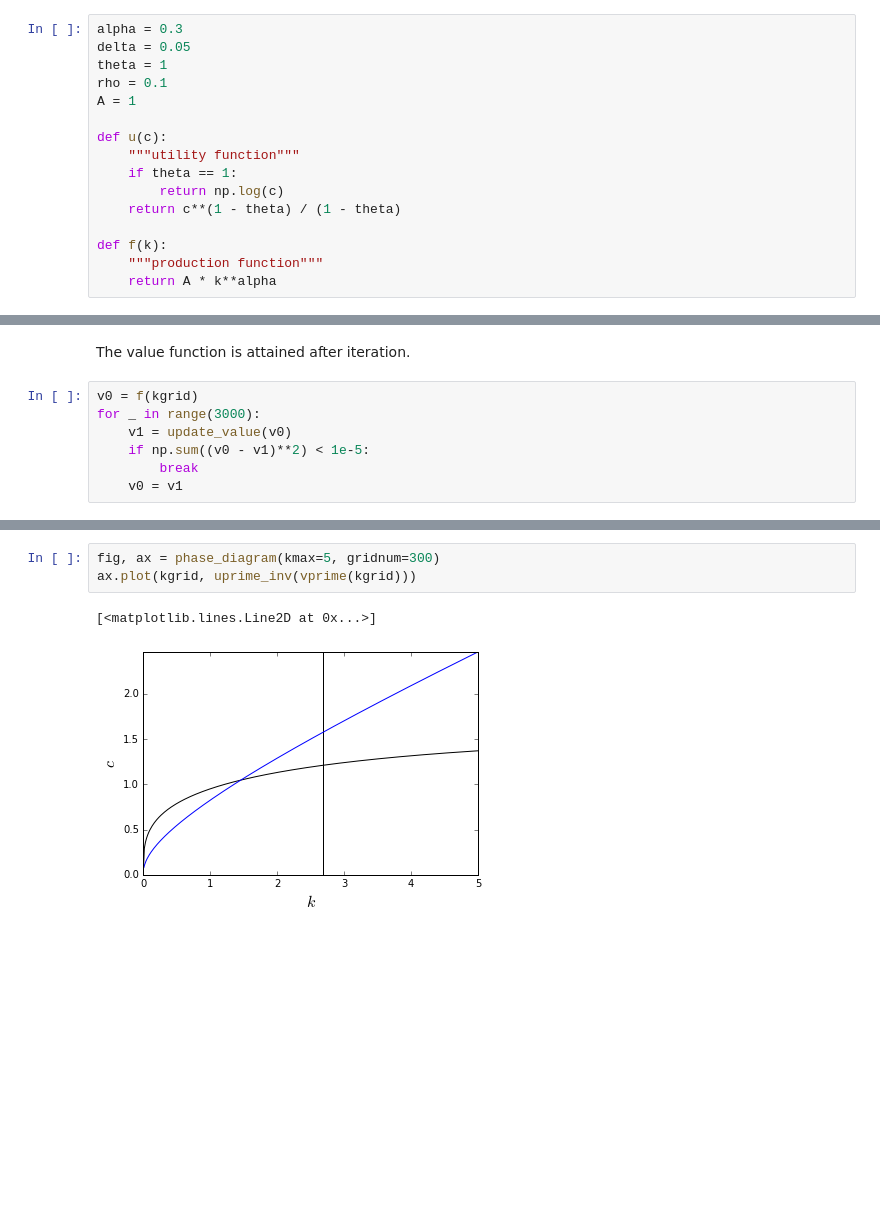
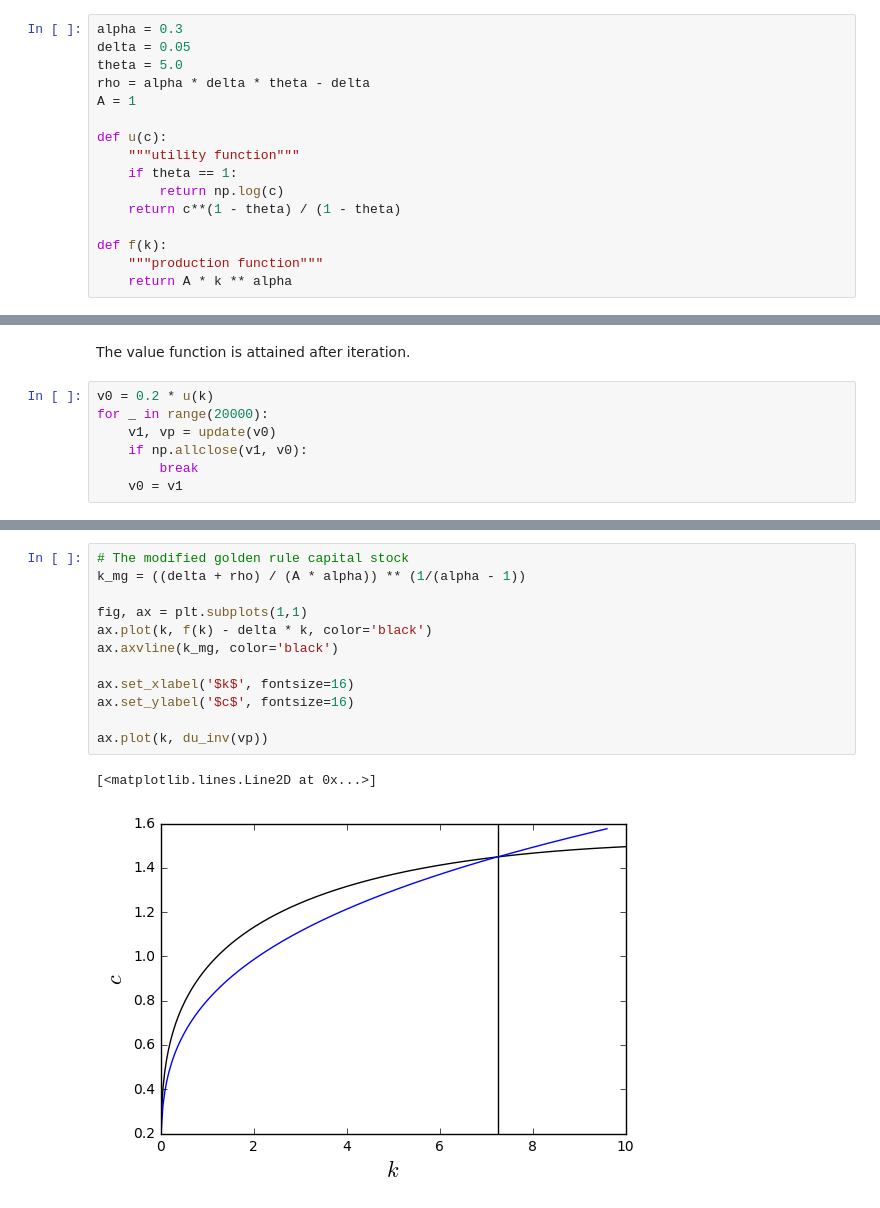
Before and after one commit to kenjisato/intro-macro, a Jupyter notebook: doc/python/Optimal Growth (DP).ipynb, the cells around one changed output, grey strips where cells are left out. Saved outputs shown, nothing was run; the diff lists cells and outputs as text; blank space fills up the shorter version.

```diff
--- a/doc/python/Optimal Growth (DP).ipynb
+++ b/doc/python/Optimal Growth (DP).ipynb
@@ -31,8 +31,8 @@ We will use the following parameters.
 # %%
 alpha = 0.3
 delta = 0.05
-theta = 1
-rho = 0.1
+theta = 5.0
+rho = alpha * delta * theta - delta
 A = 1
 
 def u(c):
@@ -43,7 +43,7 @@ def u(c):
 
 def f(k):
     """production function"""
-    return A * k**alpha
+    return A * k ** alpha
 # %% [markdown]
 ## Dynamic programing approach
 
@@ -122,9 +162,9 @@ def update_value(v):
 # %% [markdown]
 The value function is attained after iteration.
 # %%
-v0 = f(kgrid)
-for _ in range(3000):
-    v1 = update_value(v0)
-    if np.sum((v0 - v1)**2) < 1e-5:
+v0 = 0.2 * u(k)
+for _ in range(20000):
+    v1, vp = update(v0)
+    if np.allclose(v1, v0):
         break
     v0 = v1
@@ -176,6 +177,15 @@ def phase_diagram(kmax, gridnum, yamp=1.8, colors=['black', 'black'], labels_on=
-# %%
-fig, ax = phase_diagram(kmax=5, gridnum=300)
-ax.plot(kgrid, uprime_inv(vprime(kgrid)))
-# %% [output]
-[<matplotlib.lines.Line2D at 0x...>]
-[figure, removed]
+# %%
+# The modified golden rule capital stock
+k_mg = ((delta + rho) / (A * alpha)) ** (1/(alpha - 1))
+
+fig, ax = plt.subplots(1,1)
+ax.plot(k, f(k) - delta * k, color='black')
+ax.axvline(k_mg, color='black')
+
+ax.set_xlabel('$k$', fontsize=16)
+ax.set_ylabel('$c$', fontsize=16)
+
+ax.plot(k, du_inv(vp))
+# %% [output]
+[<matplotlib.lines.Line2D at 0x...>]
+[figure, added]
```
Also changed, not shown: parts of 8 cells of this notebook.
